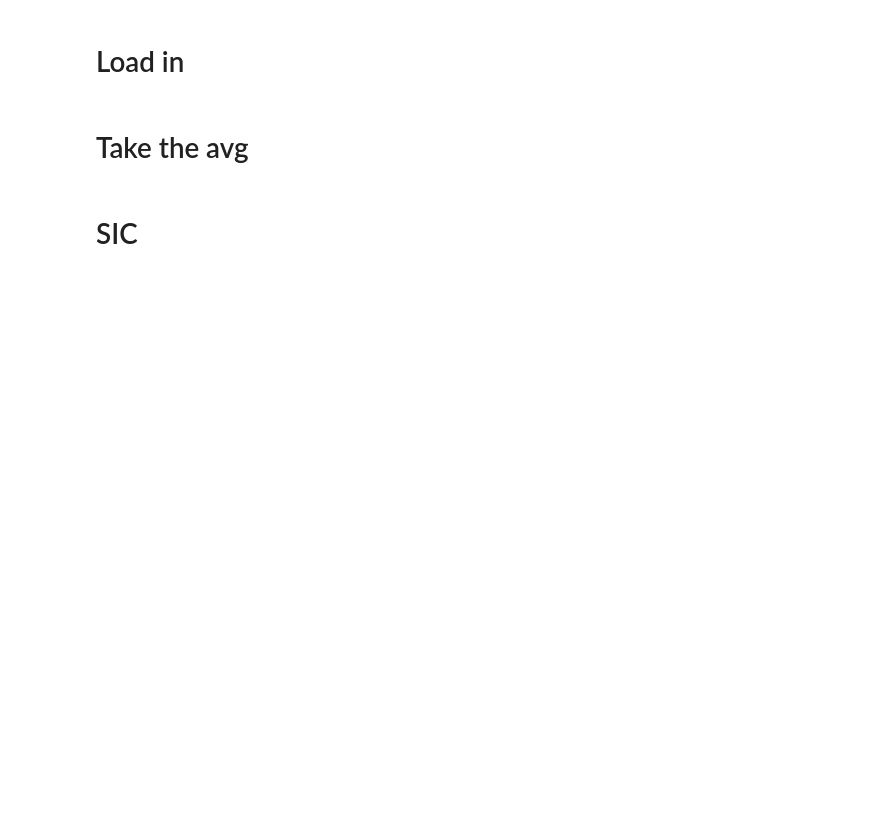
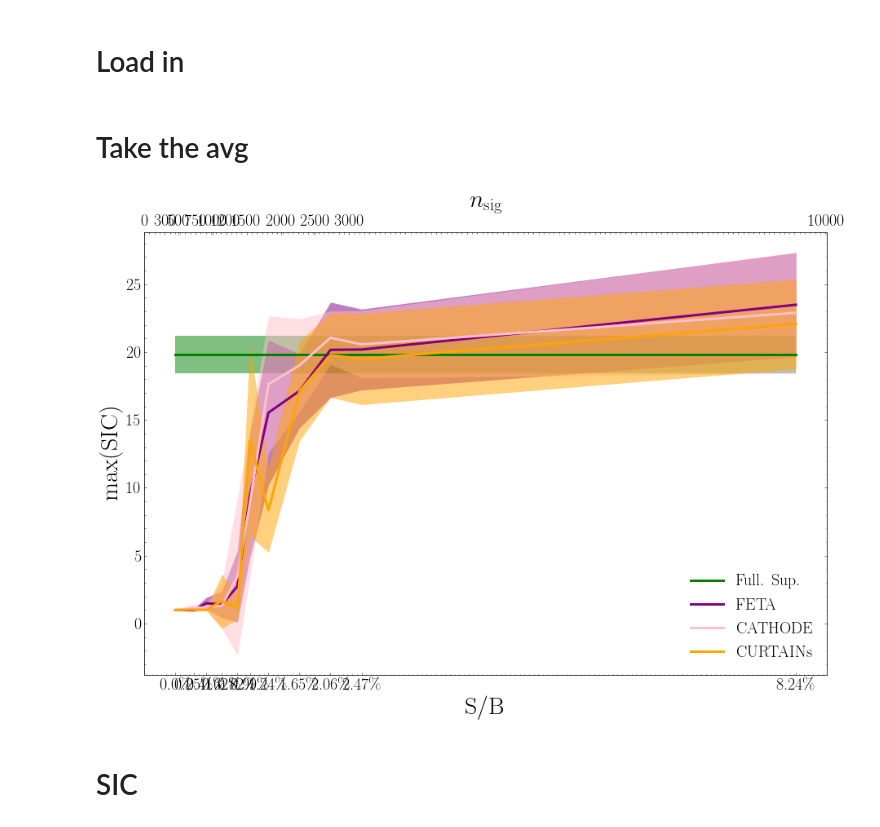
Before and after one commit to rmastand/FETA, a Jupyter notebook: synthetic_samples_summary.ipynb, the cells around one changed output. Saved outputs shown, nothing was run; the diff lists cells and outputs as text; code cells hidden in the pictures; blank space fills up the shorter version.

```diff
--- a/synthetic_samples_summary.ipynb
+++ b/synthetic_samples_summary.ipynb
@@ -117,3 +116,40 @@ f = 18
+# %%
+num_bkg = 121339
+
+x_vals = [n / num_bkg for n in n_sig_inj]
+
+
+
+fig = plt.figure(figsize = (15, 10))
+for k in keys:
+
+    plt.plot(x_vals, mean_max_sics_dict[k][0], label = labels_dict[k], color = colors_dict[k], linewidth = l)
+
+    plt.fill_between(x_vals, mean_max_sics_dict[k][0] -mean_max_sics_dict[k][1],
+                        mean_max_sics_dict[k][0] + mean_max_sics_dict[k][1],
+                         alpha = 0.5, color = colors_dict[k], linewidth = 0)
+
+
+ax1 = fig.add_subplot(111)
+ax2 = ax1.twiny()
+ax2.set_xticks(n_sig_inj)
+ax2.set_xticklabels(n_sig_inj, size=f_1)
+ax2.set_xlabel(r"$n_\mathrm{sig}$", fontsize = f_2, labelpad = 10)
+
+
+ax1.set_xticks(x_vals)
+ax1.set_xticklabels([f"{np.round(100*x, 2)}\%" for x in x_vals], size=f_1)
+ax1.set_xlabel("S/B", fontsize = f_2)
+
+ax1.legend(fontsize = f_1, loc = "lower right")
+
+ax1.set_ylabel("max(SIC)", fontsize = f_2)
+ax1.tick_params(axis='both', which='major', labelsize=f_1)
+fig.savefig(f"paper_plots/maxsic.pdf", dpi = dpi)
+
+plt.show()
+# %% [output]
+[figure, added]
 # %% [markdown]
 # SIC
 # %%
```
Also changed, not shown: parts of 8 cells of this notebook, 3 other files.
